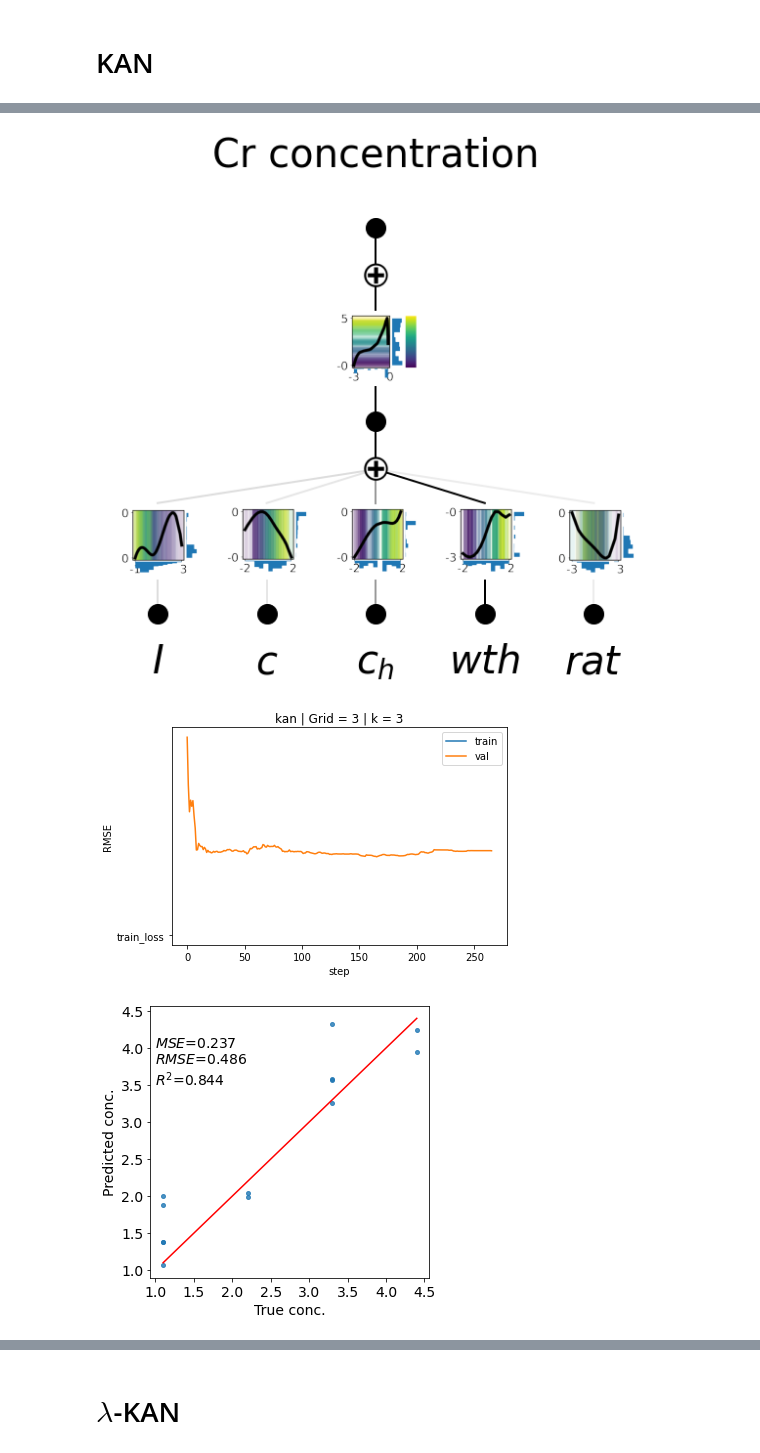
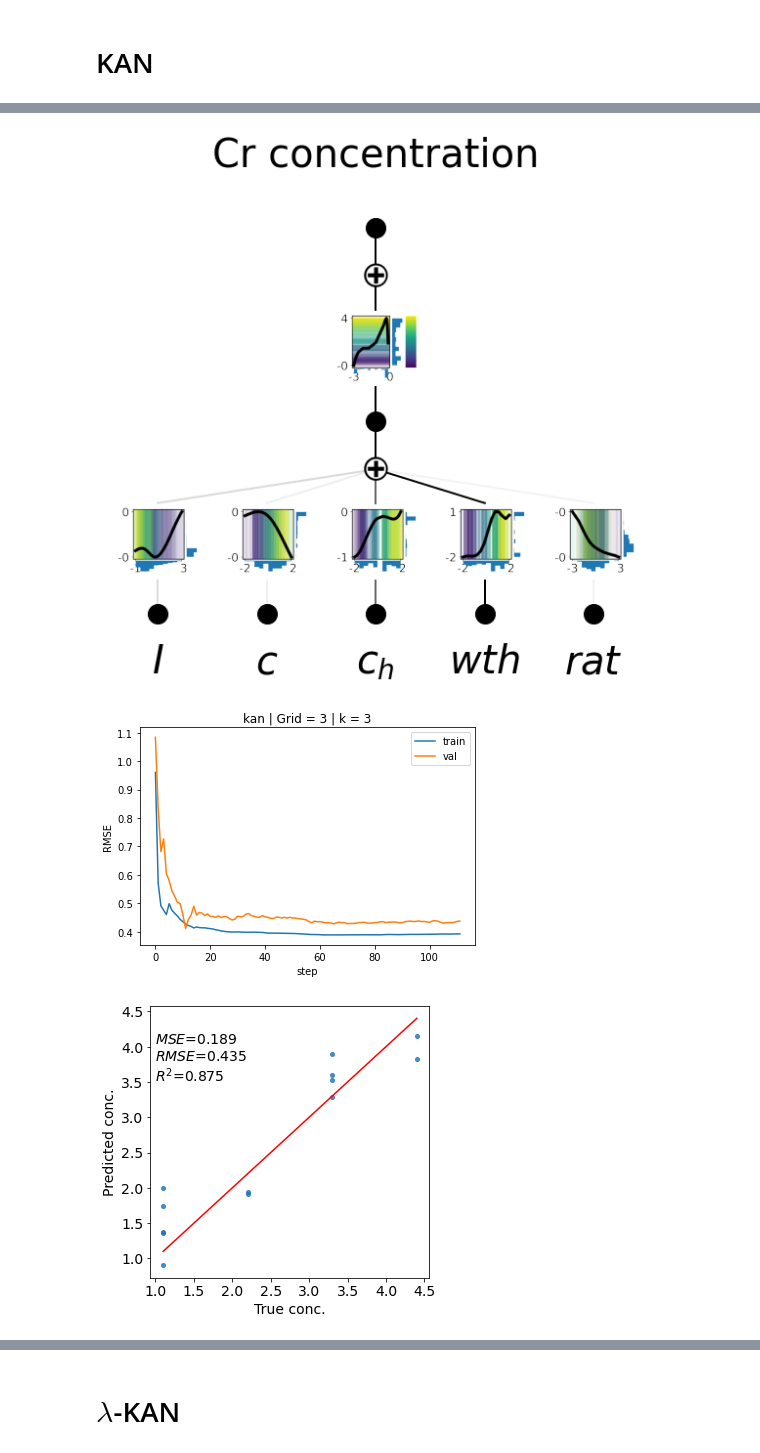
Before and after one commit to Gavr101/Spectroscopy_FL_4_ions, a Jupyter notebook: Interpretability/Demo.ipynb, the cells around one changed output, grey strips where cells are left out. Saved outputs shown, nothing was run; the diff lists cells and outputs as text; code cells hidden in the pictures.

```diff
--- a/Interpretability/Demo.ipynb
+++ b/Interpretability/Demo.ipynb
@@ -631,7 +631,7 @@ grid, k = 3, 3
 model = KANRegressor(hidden_layer_sizes=[1], seed=42, grid=grid, k=k,
                        solver="lbfgs",
                        n_iter_no_change = 100,
-                       max_iter=1000,
+                       max_iter=300,
                        lamb=1e-2,
                        lamb_l1=1,
                        lamb_entropy=2)
@@ -641,40 +641,39 @@ result = model.kan.results
 
 model.predict(x_train) # feed-forward for plotting
 
 prnt_kwrgs = {'in_vars': ['$I$', '$c$', '$c_h$', '$wth$', '$rat$'],
               'out_vars': [PREDICT_IONS + ' concentration'],
               'tick': True,
               'title': None,
               'sample': True,
               'scale': 1,
               'scale_scatter': 0.7}
 
-#model2.kan.plot(**prnt_kwrgs, reper_in_out=np.nan, reper_index=np.nan, hist_plot=False)
-#model2.kan.plot(**prnt_kwrgs, reper_in_out=np.nan, reper_index=np.nan, hist_plot=True)
+#model.kan.plot(**prnt_kwrgs, reper_in_out=np.nan, reper_index=np.nan, hist_plot=False)
+#model.kan.plot(**prnt_kwrgs, reper_in_out=np.nan, reper_index=np.nan, hist_plot=True)
 
-#model2.kan.plot(**prnt_kwrgs, reper_in_out='in', reper_index=0, hist_plot=False)
-#model2.kan.plot(**prnt_kwrgs, reper_in_out='in', reper_index=0, hist_plot=True)
+#model.kan.plot(**prnt_kwrgs, reper_in_out='in', reper_index=0, hist_plot=False)
+#model.kan.plot(**prnt_kwrgs, reper_in_out='in', reper_index=0, hist_plot=True)
 
-#model2.kan.plot(**prnt_kwrgs, reper_in_out='out', reper_index=0, hist_plot=False)
+#model.kan.plot(**prnt_kwrgs, reper_in_out='out', reper_index=0, hist_plot=False)
 model.kan.plot(**prnt_kwrgs, reper_in_out='out', reper_index=0, hist_plot=True)
 plt.show()
 
-plt.plot(
-         ['train_loss'])
+plt.plot(result['train_loss'])
 plt.plot(result['test_loss'])
 #plt.plot(result['reg'])
 plt.legend(['train', 'val']) #, 'reg'
 plt.title(f'kan | Grid = {grid} | k = {k}')
 plt.ylabel('RMSE')
 plt.xlabel('step')
 plt.show()
 
 scatter_prediction_skl(model, x_test, y_test, f"Test dataset")
 # %% [output]
 checkpoint directory created: ./model
 saving model version 0.0
 Early stopping criteria raised
 saving model version 0.1
-[figure, old version]
+[figure, new version]
-[figure, old version]
+[figure, new version]
-[figure, old version]
+[figure, new version]
```
Also changed, not shown: parts of 2 cells of this notebook, 3 other files.
